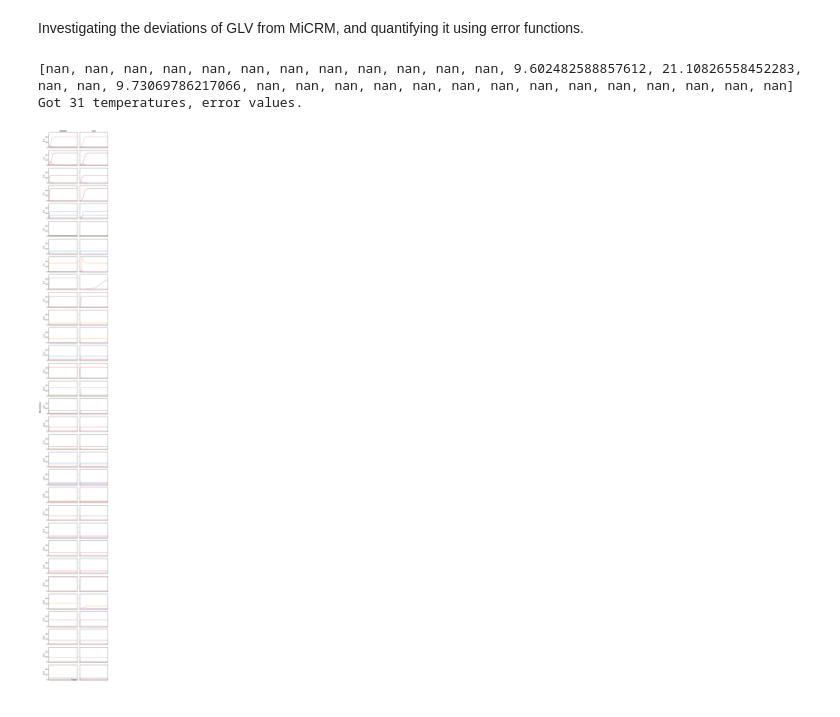
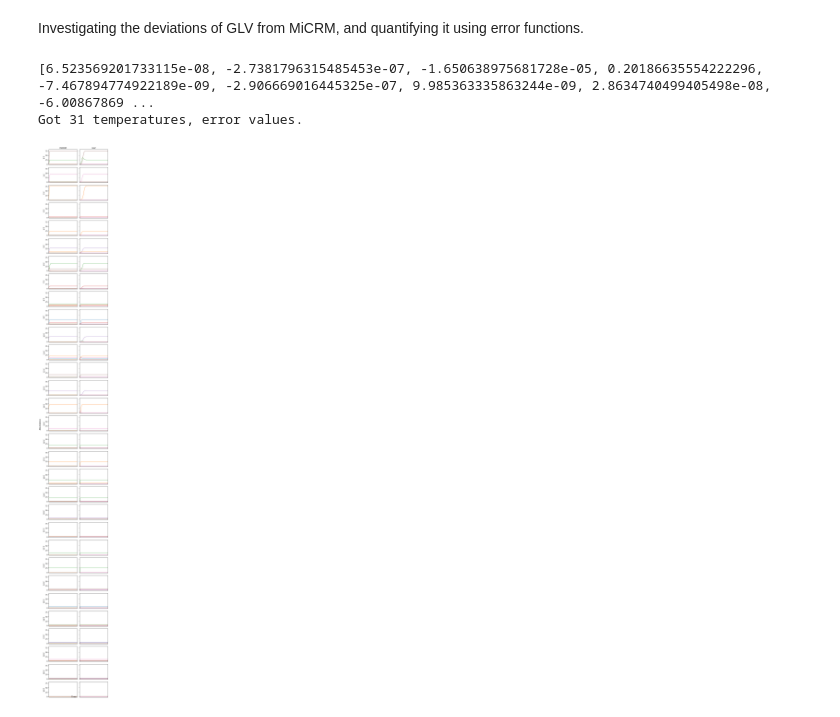
Before and after one commit to chanli-a/final_year_project, a Jupyter notebook: temp_abundance/abundance_error.ipynb, the cells around one changed output. Drawn from its saved outputs; the diff is of its cells as text; code cells hidden in the pictures.

```diff
--- a/temp_abundance/abundance_error.ipynb
+++ b/temp_abundance/abundance_error.ipynb
@@ -1047,12 +1047,21 @@ def err_eq (C_LV_eq, C_MiCRM_eq, eps=1e-7):
 
     # avoid division by 0 by adding epsilon (pseudocount)
 
-    C_LV_safe = np.where(C_LV == 0, eps, C_LV) # when C_LV is 0, yield eps, else yield C_LV
-    C_Mi_safe = np.where(C_Mi == 0, eps, C_Mi) # when C_Mi is 0, yield eps, else yield C_Mi
+    C_LV_safe = np.where(C_LV <= 0, eps, C_LV) # when C_LV is 0 or a tiny negative number, yield eps, else yield C_LV
+    C_Mi_safe = np.where(C_Mi <= 0, eps, C_Mi) # when C_Mi is 0 or a tiny negative number, yield eps, else yield C_Mi
+
+    # ignore species that are extinct in both models (so they don't mess up log ratio average)
+
+    thresh  = 1e-6
+    mask = (C_LV_safe > thresh) | (C_Mi_safe > thresh)
+    if mask.sum() == 0:
+        return np.nan  # extinct
 
     # log ratio error for LV vs MiCRM
 
-    log_ratios = np.log(C_LV_safe / C_Mi_safe) # this will be done for each consumer in N. divides 2 arrays (of the same length) element-wise.
+    log_ratios = np.log(C_LV_safe[mask] / C_Mi_safe[mask]) # this will be done for each consumer in N. divides 2 arrays (of the same length) element-wise.
+    # only when mask is true (mask is a boolean array), it will calculate the log ratio. if mask is true, it means neither MiCRM / GLV predict extinction.
+    # this way, the log ratio is informative. if both predict it's extinct, then there's no point in calculating that ratio (technically no deviations)
 
     equilibrium_error = np.mean(log_ratios) # mean log ratio error across all consumers
 
@@ -1219,6 +1228,17 @@ for T in temp_vals:
 
     # then compute the mean log-ratio error between GLV- and MiCRM-predicted equilibrium consumer abundances
 
+    """
+    Need to check that there are no negative values for equilibrium, or the log ratio may not work
+    e.g. there might be tiny negative numbers due to slight undershoots
+
+    check using the following code (put right before ErrEq)
+
+    print("MiCRM eq min/max:", C_MiCRM_eq.min(), C_MiCRM_eq.max())
+    print("GLV  eq min/max:",    C_LV_eq.min(),    C_LV_eq.max())
+
+    """
+
     ErrEq = err_eq(C_LV_eq, C_MiCRM_eq, eps=1e-7)
 
     ##### store results as a dictionary #####
@@ -1233,6 +1253,9 @@ for T in temp_vals:
 errs = [entry['ErrEq'] for entry in results]
 print(errs)
 print("Got", len(errs), "temperatures, error values.")
+
+
+
 
 
 # plot to check
@@ -1272,32 +1295,32 @@ for idx, run in enumerate(results):
     ts_lv, Y_lv = ts_lv[mask_lv], sol_lv.y[:, mask_lv]
     ax2 = axes[idx, 1]
     for i in range(N):
         ax2.plot(ts_lv, Y_lv[i], lw=1)
     ax2.set_xlim(0, t_max_glv)
     if idx == 0:
         ax2.set_title("GLV")
     if idx < (nT - 1):
         ax2.set_xticks([])
 
     # label the left of each row
     ax1.set_ylabel(f"{T:.0f}°C")
 
 # shared labels
 fig.supxlabel("Time")
 fig.supylabel("Abundance")
 plt.tight_layout()
 plt.show()
 
 
 # analyse results for equilibrium abundance
 
 
 
 
 # note: removed diversity metric (# of surviving species) and leading eigenvalue for now
 # this file focuses on abundance deviation calculations for GLV vs MiCRM
 # to add back diversity / eigenvalue, paste from temp_test and add back in results.append dictionary
 # %% [output]
-[nan, nan, nan, nan, nan, nan, nan, nan, nan, nan, nan, nan, 9.602482588857612, 21.10826558452283, nan, nan, 9.73069786217066, nan, nan, nan, nan, nan, nan, nan, nan, nan, nan, nan, nan, nan, nan]
+[6.523569201733115e-08, -2.7381796315485453e-07, -1.650638975681728e-05, 0.20186635554222296, -7.467894774922189e-09, -2.906669016445325e-07, 9.985363335863244e-09, 2.8634740499405498e-08, -6.00867869 ...
 Got 31 temperatures, error values.
-[figure, old version]
+[figure, new version]
```
